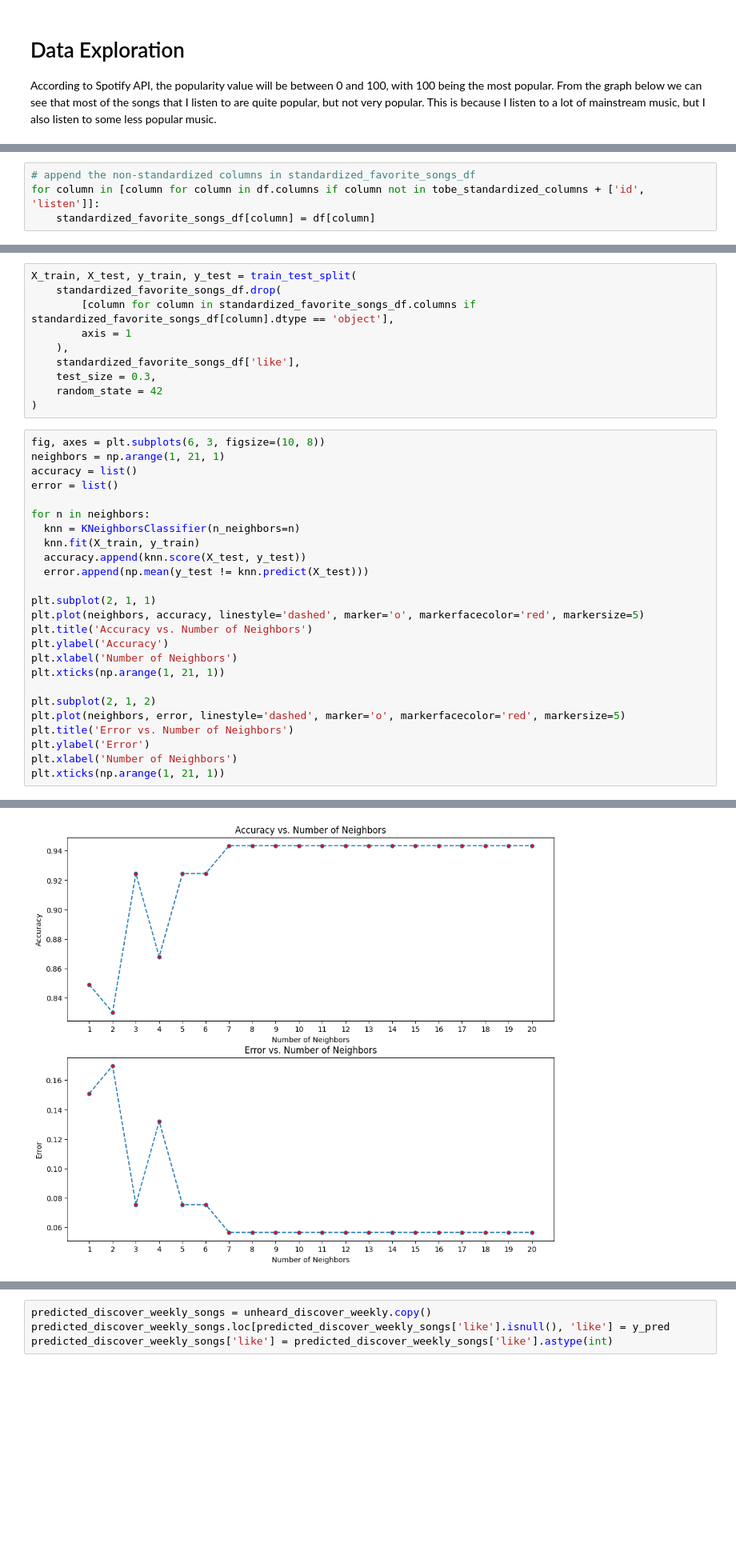
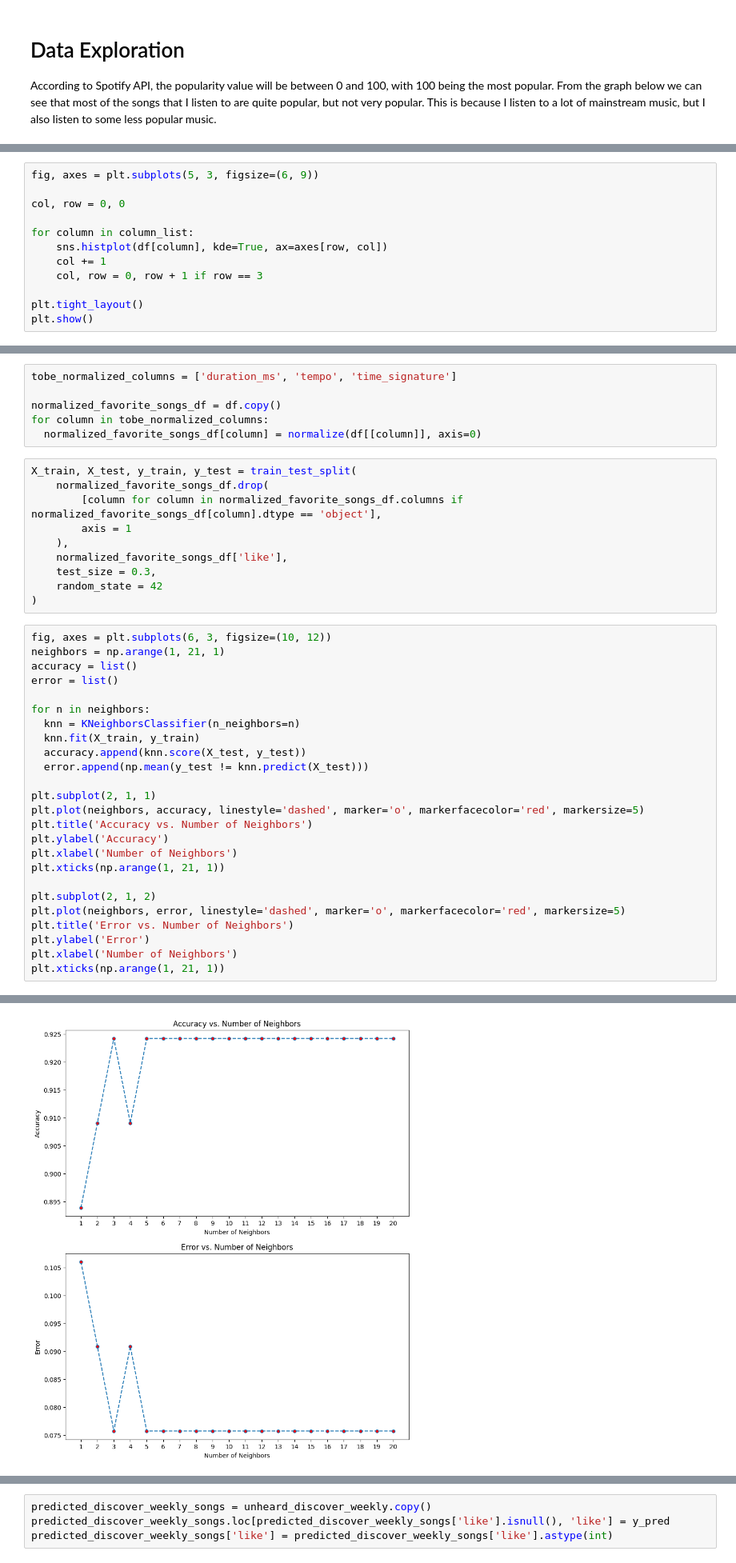
Before and after one commit to bsraya/data-science-portfolio, a Jupyter notebook: song-recommendation-system.ipynb, the cells around one changed output, grey strips where cells are left out. Shown: that part at 80% size. Drawn from its saved outputs; the diff is of its cells as text; blank space fills up the shorter version.

```diff
--- a/song-recommendation-system.ipynb
+++ b/song-recommendation-system.ipynb
@@ -78,0 +54,12 @@ KeyError: 'key'
+# %%
+fig, axes = plt.subplots(5, 3, figsize=(6, 9))
+
+col, row = 0, 0
+
+for column in column_list:
+    sns.histplot(df[column], kde=True, ax=axes[row, col])
+    col += 1
+    col, row = 0, row + 1 if row == 3
+
+plt.tight_layout()
+plt.show()
@@ -116,4 +81,0 @@ standardized_favorite_songs_df = standardized_favorite_songs_df[['id'] + tobe_st
-# %%
-# append the non-standardized columns in standardized_favorite_songs_df
-for column in [column for column in df.columns if column not in tobe_standardized_columns + ['id', 'listen']]:
-    standardized_favorite_songs_df[column] = df[column]
@@ -138,15 +87,21 @@ Name: 0, dtype: object
+# %%
+tobe_normalized_columns = ['duration_ms', 'tempo', 'time_signature']
+
+normalized_favorite_songs_df = df.copy()
+for column in tobe_normalized_columns:
+  normalized_favorite_songs_df[column] = normalize(df[[column]], axis=0)
 # %%
 X_train, X_test, y_train, y_test = train_test_split(
-    standardized_favorite_songs_df.drop(
-        [column for column in standardized_favorite_songs_df.columns if standardized_favorite_songs_df[column].dtype == 'object'],
+    normalized_favorite_songs_df.drop(
+        [column for column in normalized_favorite_songs_df.columns if normalized_favorite_songs_df[column].dtype == 'object'],
         axis = 1
     ),
-    standardized_favorite_songs_df['like'],
+    normalized_favorite_songs_df['like'],
     test_size = 0.3,
     random_state = 42
 )
 # %%
-fig, axes = plt.subplots(6, 3, figsize=(10, 8))
+fig, axes = plt.subplots(6, 3, figsize=(10, 12))
 neighbors = np.arange(1, 21, 1)
 accuracy = list()
 error = list()
@@ -161,32 +116,32 @@ plt.subplot(2, 1, 1)
 plt.plot(neighbors, accuracy, linestyle='dashed', marker='o', markerfacecolor='red', markersize=5)
 plt.title('Accuracy vs. Number of Neighbors')
 plt.ylabel('Accuracy')
 plt.xlabel('Number of Neighbors')
 plt.xticks(np.arange(1, 21, 1))
 
 plt.subplot(2, 1, 2)
 plt.plot(neighbors, error, linestyle='dashed', marker='o', markerfacecolor='red', markersize=5)
 plt.title('Error vs. Number of Neighbors')
 plt.ylabel('Error')
 plt.xlabel('Number of Neighbors')
 plt.xticks(np.arange(1, 21, 1))
 # %% [output]
 ([<matplotlib.axis.XTick at 0x...>,
   <matplotlib.axis.XTick at 0x...>,
   <matplotlib.axis.XTick at 0x...>,
   <matplotlib.axis.XTick at 0x...>,
   <matplotlib.axis.XTick at 0x...>,
   <matplotlib.axis.XTick at 0x...>,
   <matplotlib.axis.XTick at 0x...>,
   <matplotlib.axis.XTick at 0x...>,
   <matplotlib.axis.XTick at 0x...>,
   <matplotlib.axis.XTick at 0x...>,
   <matplotlib.axis.XTick at 0x...>,
   <matplotlib.axis.XTick at 0x...>,
 ... (24 lines left out)
   Text(17, 0, '17'),
   Text(18, 0, '18'),
   Text(19, 0, '19'),
   Text(20, 0, '20')])
-[figure, old version]
+[figure, new version]
 # %%
```
Also changed, not shown: parts of 13 cells of this notebook.
